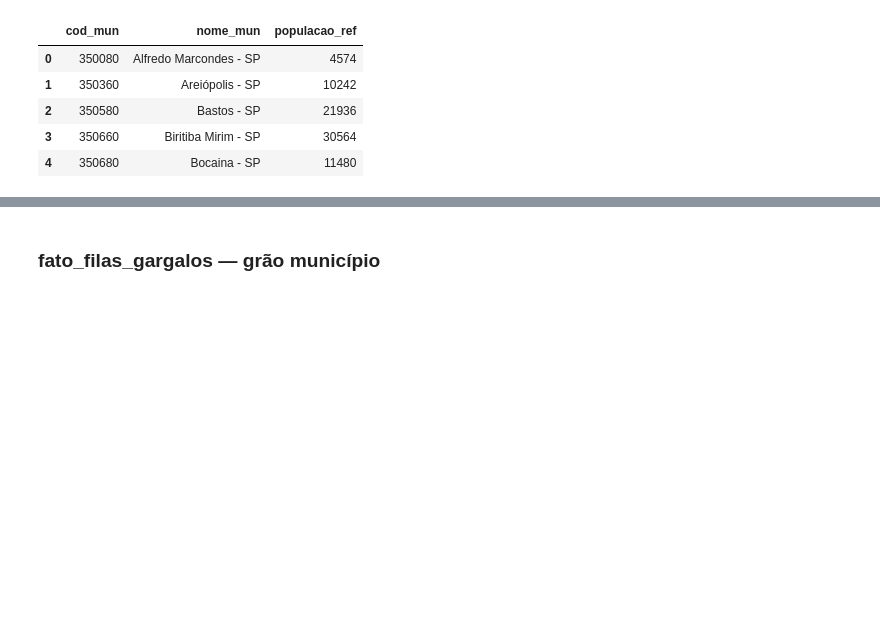
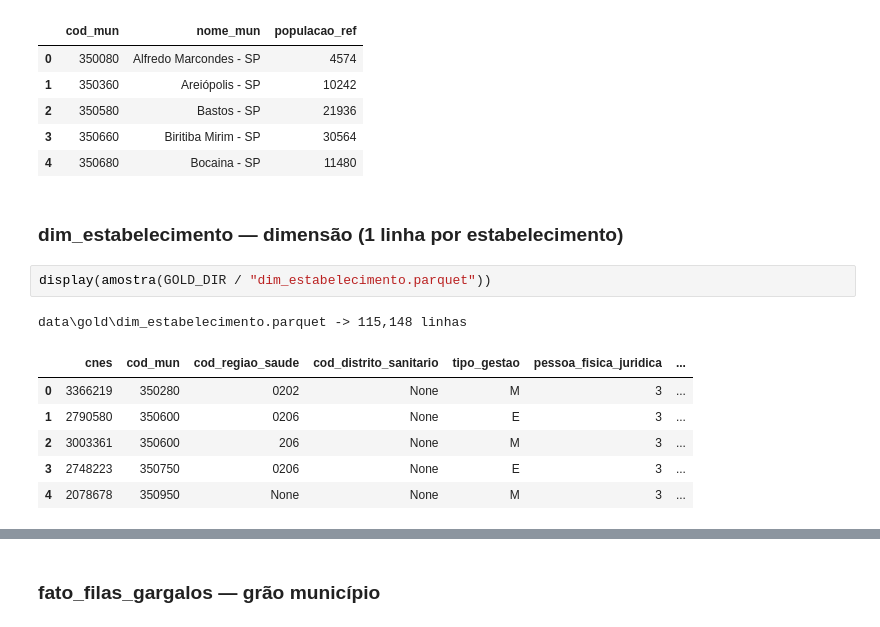
Before and after one commit to MoraesMiguel/InternaSUS, a Jupyter notebook: notebooks/Exploracao_Silver_Gold.ipynb, the cells around one changed output, grey strips where cells are left out. Saved outputs shown, nothing was run; the diff lists cells and outputs as text; blank space fills up the shorter version.

```diff
--- a/notebooks/Exploracao_Silver_Gold.ipynb
+++ b/notebooks/Exploracao_Silver_Gold.ipynb
@@ -123,3 +123,15 @@ data\gold\dim_municipio.parquet -> 645 linhas
 | 2 | 350580 | Bastos - SP | 21936 |
 | 3 | 350660 | Biritiba Mirim - SP | 30564 |
 | 4 | 350680 | Bocaina - SP | 11480 |
+# %% [markdown]
+### dim_estabelecimento — dimensão (1 linha por estabelecimento)
+# %%
+display(amostra(GOLD_DIR / "dim_estabelecimento.parquet"))
+# %% [output]
+data\gold\dim_estabelecimento.parquet -> 115,148 linhas
+|  | cnes | cod_mun | cod_regiao_saude | cod_distrito_sanitario | tipo_gestao | pessoa_fisica_juridica | ... |
+| 0 | 3366219 | 350280 | 0202 | None | M | 3 | ... |
+| 1 | 2790580 | 350600 | 0206 | None | E | 3 | ... |
+| 2 | 3003361 | 350600 | 206 | None | M | 3 | ... |
+| 3 | 2748223 | 350750 | 0206 | None | E | 3 | ... |
+| 4 | 2078678 | 350950 | None | None | M | 3 | ... |
```
Also changed, not shown: parts of 3 cells of this notebook, 15 other files.
